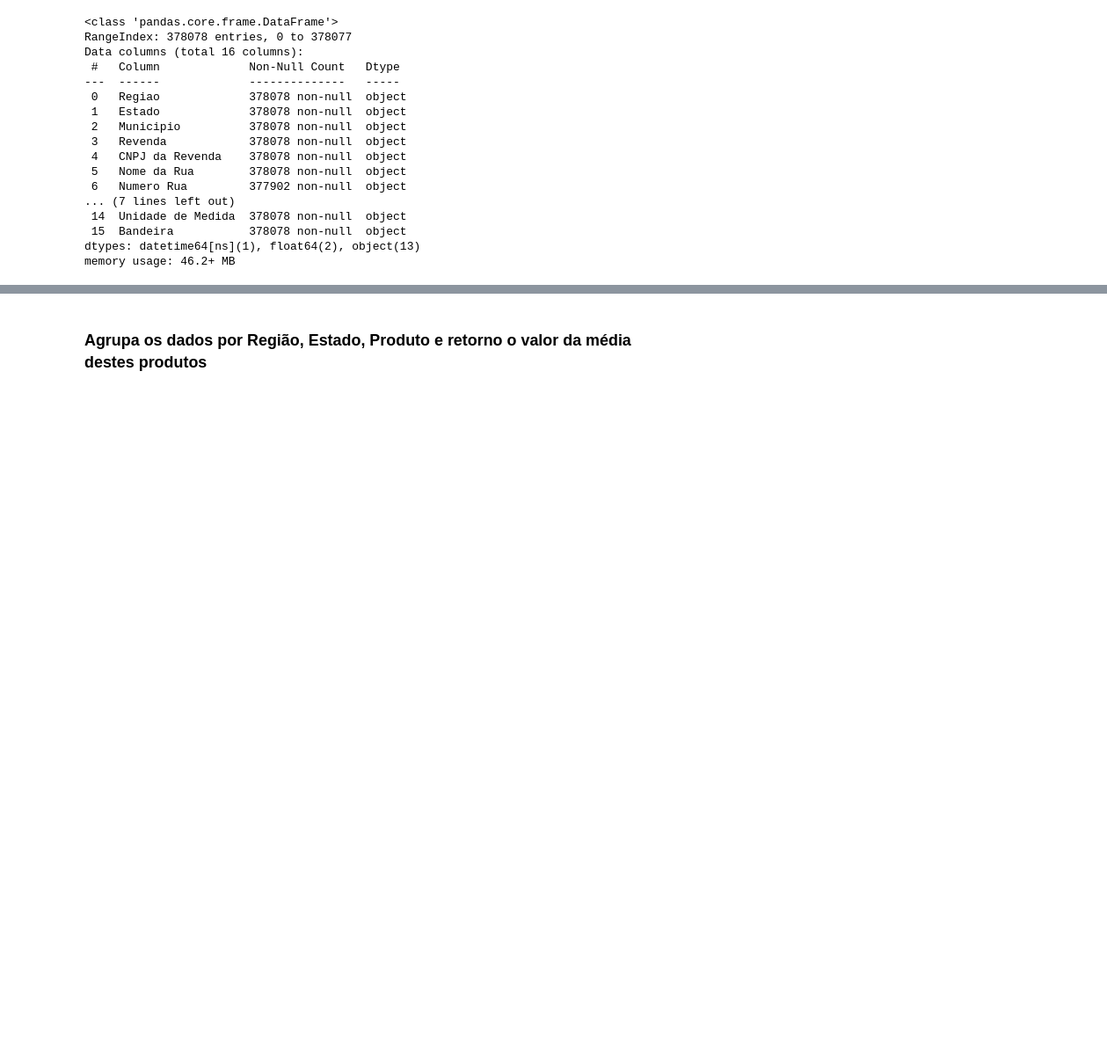
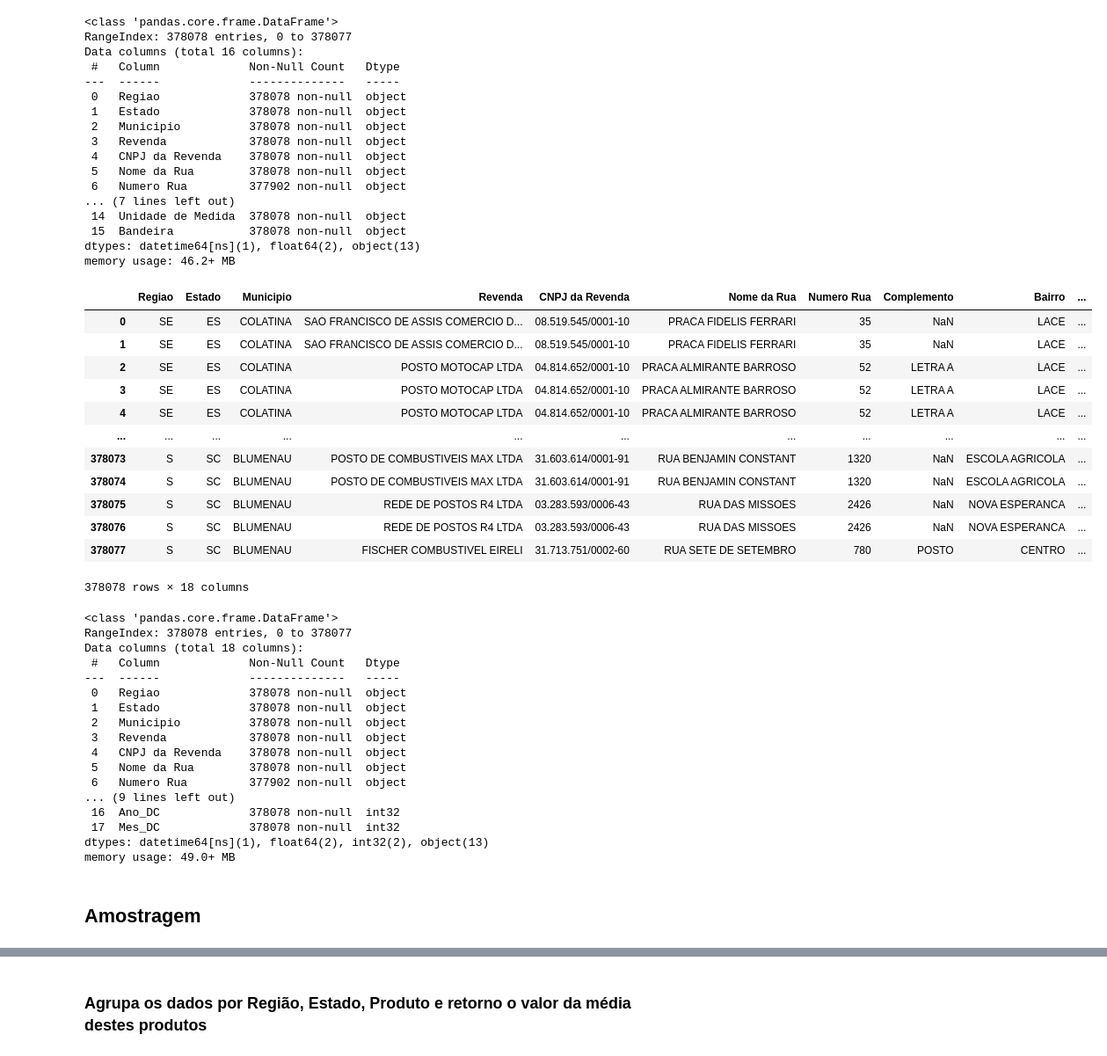
Before and after one commit to anazanetti/Analise_exploratoria, a Jupyter notebook: teste_rascunho.ipynb, the cells around one changed output, grey strips where cells are left out. Shown at 88% size. Cells and saved outputs as stored; diff of their text form; code cells hidden in the pictures; blank space fills up the shorter version.

```diff
--- a/teste_rascunho.ipynb
+++ b/teste_rascunho.ipynb
@@ -41,3 +45,43 @@ Data columns (total 16 columns):
  15  Bandeira           378078 non-null  object
 dtypes: datetime64[ns](1), float64(2), object(13)
 memory usage: 46.2+ MB
+# %%
+# Criando colunas de mês e ano
+df_anp['Ano_DC'] = df_anp['Data da Coleta'].dt.year
+df_anp['Mes_DC'] = df_anp['Data da Coleta'].dt.month
+
+display(df_anp)
+df_anp.info()
+# %% [output]
+|  | Regiao | Estado | Municipio | Revenda | CNPJ da Revenda | Nome da Rua | Numero Rua | Complemento | Bairro | ... |
+| 0 | SE | ES | COLATINA | SAO FRANCISCO DE ASSIS COMERCIO D... | 08.519.545/0001-10 | PRACA FIDELIS FERRARI | 35 | NaN | LACE | ... |
+| 1 | SE | ES | COLATINA | SAO FRANCISCO DE ASSIS COMERCIO D... | 08.519.545/0001-10 | PRACA FIDELIS FERRARI | 35 | NaN | LACE | ... |
+| 2 | SE | ES | COLATINA | POSTO MOTOCAP LTDA | 04.814.652/0001-10 | PRACA ALMIRANTE BARROSO | 52 | LETRA A | LACE | ... |
+| 3 | SE | ES | COLATINA | POSTO MOTOCAP LTDA | 04.814.652/0001-10 | PRACA ALMIRANTE BARROSO | 52 | LETRA A | LACE | ... |
+| 4 | SE | ES | COLATINA | POSTO MOTOCAP LTDA | 04.814.652/0001-10 | PRACA ALMIRANTE BARROSO | 52 | LETRA A | LACE | ... |
+| ... | ... | ... | ... | ... | ... | ... | ... | ... | ... | ... |
+| 378073 | S | SC | BLUMENAU | POSTO DE COMBUSTIVEIS MAX LTDA | 31.603.614/0001-91 | RUA BENJAMIN CONSTANT | 1320 | NaN | ESCOLA AGRICOLA | ... |
+| 378074 | S | SC | BLUMENAU | POSTO DE COMBUSTIVEIS MAX LTDA | 31.603.614/0001-91 | RUA BENJAMIN CONSTANT | 1320 | NaN | ESCOLA AGRICOLA | ... |
+| 378075 | S | SC | BLUMENAU | REDE DE POSTOS R4 LTDA | 03.283.593/0006-43 | RUA DAS MISSOES | 2426 | NaN | NOVA ESPERANCA | ... |
+| 378076 | S | SC | BLUMENAU | REDE DE POSTOS R4 LTDA | 03.283.593/0006-43 | RUA DAS MISSOES | 2426 | NaN | NOVA ESPERANCA | ... |
+| 378077 | S | SC | BLUMENAU | FISCHER COMBUSTIVEL EIRELI | 31.713.751/0002-60 | RUA SETE DE SETEMBRO | 780 | POSTO | CENTRO | ... |
+378078 rows × 18 columns
+<class 'pandas.core.frame.DataFrame'>
+RangeIndex: 378078 entries, 0 to 378077
+Data columns (total 18 columns):
+ #   Column             Non-Null Count   Dtype
+---  ------             --------------   -----
+ 0   Regiao             378078 non-null  object
+ 1   Estado             378078 non-null  object
+ 2   Municipio          378078 non-null  object
+ 3   Revenda            378078 non-null  object
+ 4   CNPJ da Revenda    378078 non-null  object
+ 5   Nome da Rua        378078 non-null  object
+ 6   Numero Rua         377902 non-null  object
+... (9 lines left out)
+ 16  Ano_DC             378078 non-null  int32
+ 17  Mes_DC             378078 non-null  int32
+dtypes: datetime64[ns](1), float64(2), int32(2), object(13)
+memory usage: 49.0+ MB
+# %% [markdown]
+## Amostragem
```
Also changed, not shown: parts of 20 cells of this notebook.
